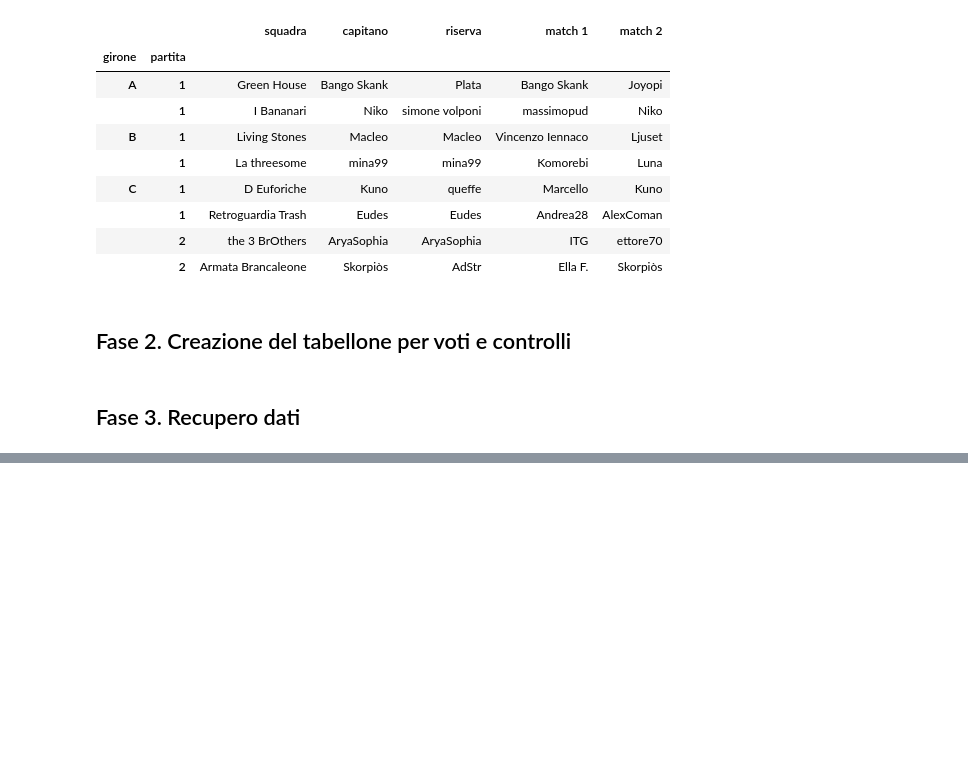
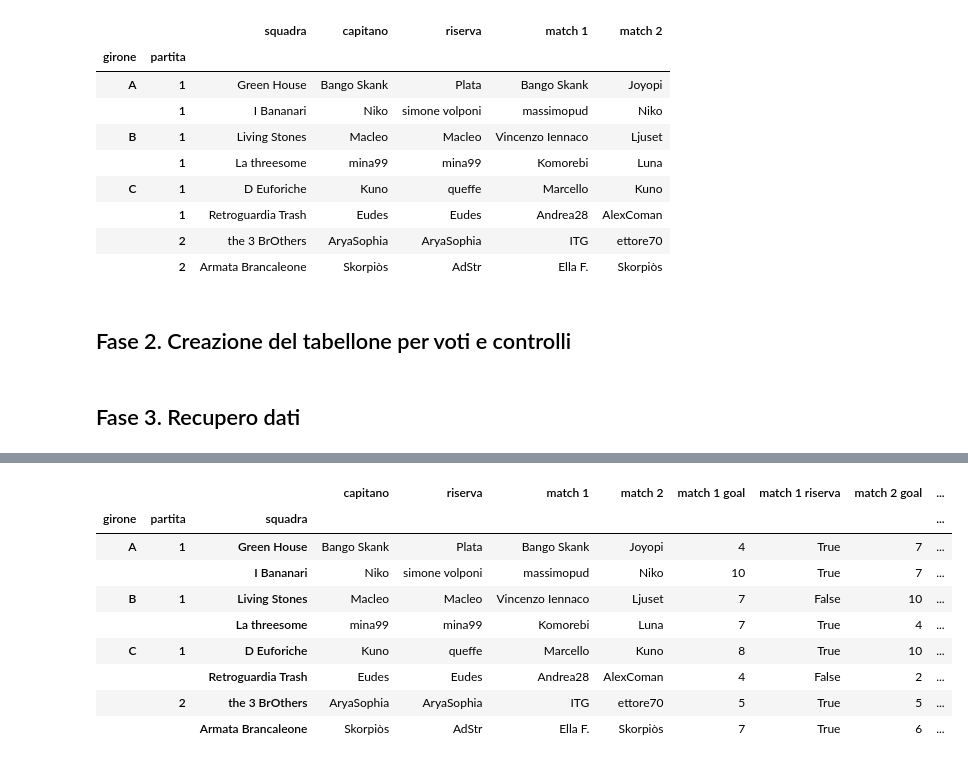
Before and after one commit to chiara-paci/writersdream, a Jupyter notebook: scrittopoli/Scrittopoli - Giornata 1.ipynb, the cells around one changed output, grey strips where cells are left out. Saved outputs shown, nothing was run; the diff lists cells and outputs as text; code cells hidden in the pictures; blank space fills up the shorter version.

```diff
--- a/scrittopoli/Scrittopoli - Giornata 1.ipynb
+++ b/scrittopoli/Scrittopoli - Giornata 1.ipynb
@@ -250,0 +254,64 @@ OrderedDict([(1, 2), (3, 4)])
+# %%
+accoppiamenti
+
+risultati=accoppiamenti.copy()
+
+risultati=risultati.reset_index().set_index("squadra")
+risultati["match 1 goal"]=0
+risultati["match 1 riserva"]=False
+risultati["match 2 goal"]=0
+risultati["match 2 riserva"]=False
+risultati["goal"]=0
+risultati["punteggio"]=0
+
+for sq in risultati.index:
+    m1=risultati.loc[sq]["match 1"]
+    m2=risultati.loc[sq]["match 2"]
+    goal_1=voti.loc[m1]["base","goal giocatore"]
+    goal_2=voti.loc[m2]["base","goal giocatore"]
+    risultati.set_value(sq,"match 1 goal",goal_1)
+    risultati.set_value(sq,"match 2 goal",goal_2)
+    risultati.set_value(sq,"goal",goal_1+goal_2)
+    ris_1=bool(voti.loc[m1]["base","ingresso riserva"])
+    risultati.set_value(sq,"match 1 riserva",ris_1)
+    if ris_1: continue
+    risultati.set_value(sq,"match 2 riserva",bool(voti.loc[m2]["base","ingresso riserva"]))
+
+risultati=risultati.reset_index().set_index(["girone","partita"])
+sc_dati=[]
+for girone,partita in risultati.index.unique():
+    squadra_1=risultati.loc[girone,partita]["squadra"].iloc[0]
+    squadra_2=risultati.loc[girone,partita]["squadra"].iloc[1]
+    goal_1=risultati.loc[girone,partita]["goal"].iloc[0]
+    goal_2=risultati.loc[girone,partita]["goal"].iloc[1]
+    sc_dati.append([girone,partita,squadra_1,squadra_2,goal_1,goal_2])
+
+sc_dati
+
+risultati=risultati.reset_index().set_index(["girone","partita","squadra"])
+
+for girone,partita,squadra_1,squadra_2,goal_1,goal_2 in sc_dati:
+    if goal_1>goal_2:
+        p1=3
+        p2=0
+    elif goal_1<goal_2:
+        p1=0
+        p2=3
+    else:
+        p1=1
+        p2=1
+    risultati.set_value( (girone,partita,squadra_1),"punteggio",p1)
+    risultati.set_value( (girone,partita,squadra_2),"punteggio",p2)
+
+risultati
+# %% [output]
+|  |  |  | capitano | riserva | match 1 | match 2 | match 1 goal | match 1 riserva | match 2 goal | ... |
+| girone | partita | squadra |  |  |  |  |  |  |  | ... |
+| A | 1 | Green House | Bango Skank | Plata | Bango Skank | Joyopi | 4 | True | 7 | ... |
+|  |  | I Bananari | Niko | simone volponi | massimopud | Niko | 10 | True | 7 | ... |
+| B | 1 | Living Stones | Macleo | Macleo | Vincenzo Iennaco | Ljuset | 7 | False | 10 | ... |
+|  |  | La threesome | mina99 | mina99 | Komorebi | Luna | 7 | True | 4 | ... |
+| C | 1 | D Euforiche | Kuno | queffe | Marcello | Kuno | 8 | True | 10 | ... |
+|  |  | Retroguardia Trash | Eudes | Eudes | Andrea28 | AlexComan | 4 | False | 2 | ... |
+|  | 2 | the 3 BrOthers | AryaSophia | AryaSophia | ITG | ettore70 | 5 | True | 5 | ... |
+|  |  | Armata Brancaleone | Skorpiòs | AdStr | Ella F. | Skorpiòs | 7 | True | 6 | ... |
```
Also changed, not shown: parts of 8 cells of this notebook, 1 other file.
